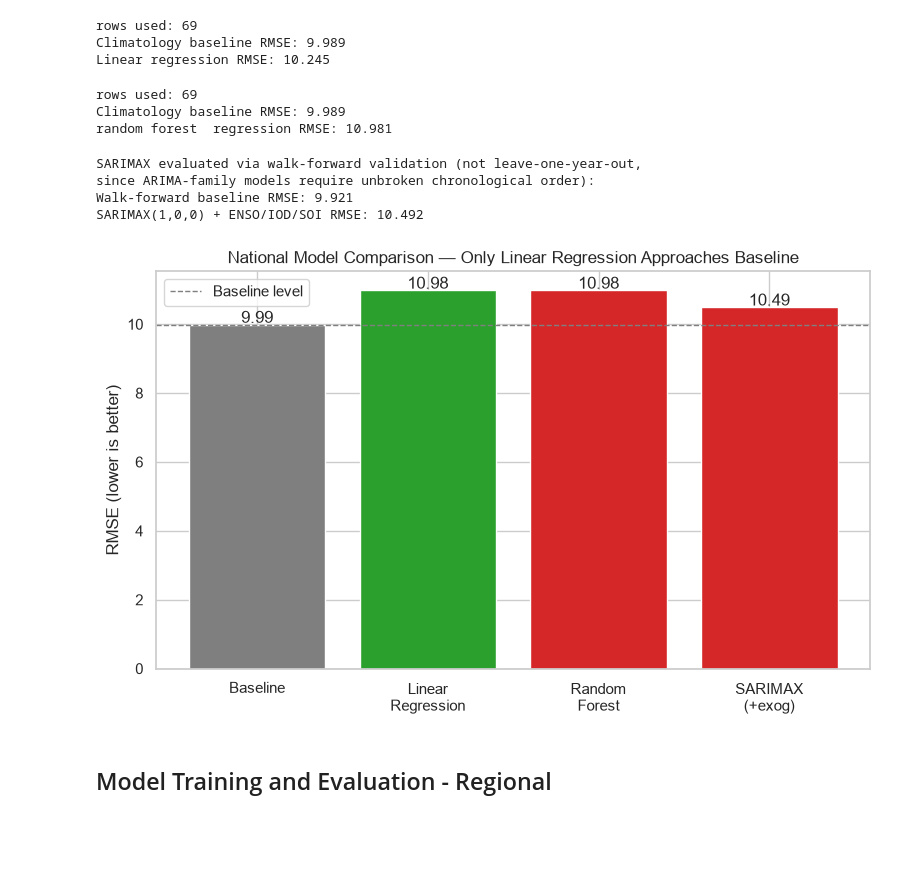
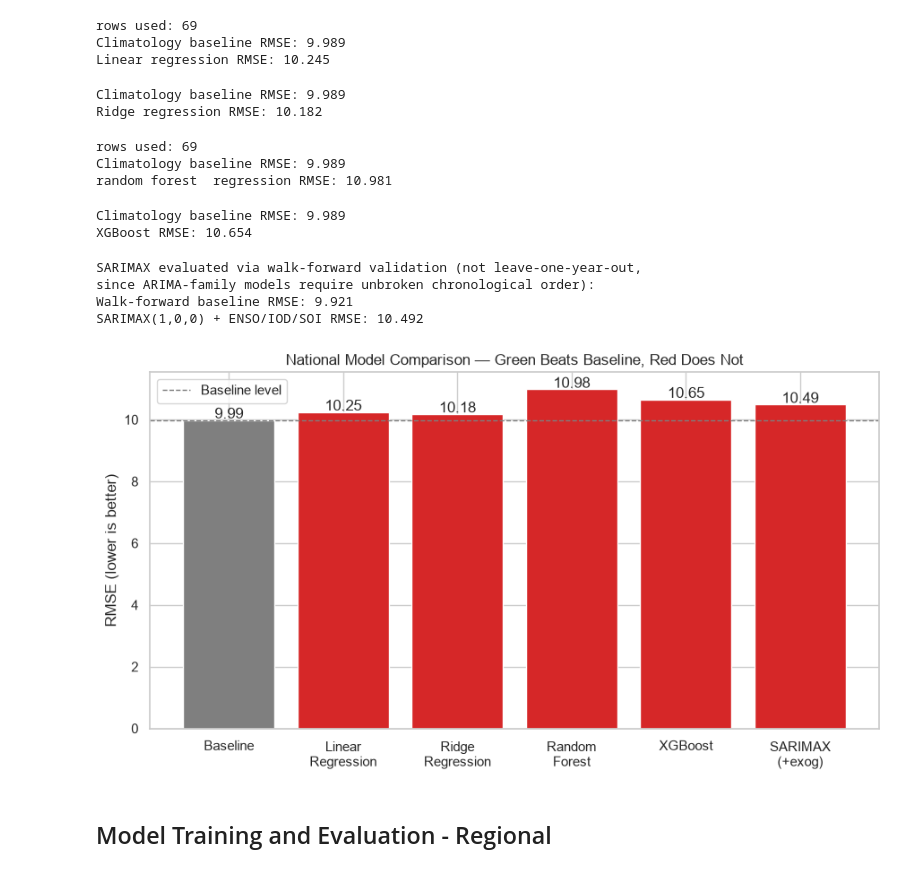
Before and after one commit to Tirumalashreya/monsoons-detection, a Jupyter notebook: notebooks/monsoon_prediction_pipeline.ipynb, the cells around one changed output. Saved outputs shown, nothing was run; the diff lists cells and outputs as text; code cells hidden in the pictures; blank space fills up the shorter version.

```diff
--- a/notebooks/monsoon_prediction_pipeline.ipynb
+++ b/notebooks/monsoon_prediction_pipeline.ipynb
@@ -345,6 +346,38 @@ print("Linear regression RMSE:", round(model_rmse, 3))
 rows used: 69
 Climatology baseline RMSE: 9.989
 Linear regression RMSE: 10.245
+# %%
+from sklearn.linear_model import Ridge
+
+X = model_df[["spring_oni", "spring_iod", "spring_soi"]].values
+y = model_df["pct_departure_national"].values
+
+loo = LeaveOneOut()
+baseline_preds, model_preds, actuals = [], [], []
+
+for train_idx, test_idx in loo.split(X):
+    X_train, X_test = X[train_idx], X[test_idx]
+    y_train, y_test = y[train_idx], y[test_idx]
+
+    baseline_preds.append(y_train.mean())
+
+    reg = Ridge(alpha=1.0).fit(X_train, y_train)
+    model_preds.append(reg.predict(X_test)[0])
+
+    actuals.append(y_test[0])
+
+actuals = np.array(actuals)
+baseline_preds = np.array(baseline_preds)
+model_preds = np.array(model_preds)
+
+ridge_baseline_rmse = np.sqrt(np.mean((actuals - baseline_preds) ** 2))
+ridge_rmse = np.sqrt(np.mean((actuals - model_preds) ** 2))
+
+print("Climatology baseline RMSE:", round(ridge_baseline_rmse, 3))
+print("Ridge regression RMSE:", round(ridge_rmse, 3))
+# %% [output]
+Climatology baseline RMSE: 9.989
+Ridge regression RMSE: 10.182
 # %%
 
 from sklearn.model_selection import LeaveOneOut
@@ -384,6 +417,39 @@ print("random forest  regression RMSE:", round(model_rmse, 3))
 rows used: 69
 Climatology baseline RMSE: 9.989
 random forest  regression RMSE: 10.981
+# %%
+from xgboost import XGBRegressor
+
+X = model_df[["spring_oni", "spring_iod", "spring_soi"]].values
+y = model_df["pct_departure_national"].values
+
+loo = LeaveOneOut()
+baseline_preds, model_preds, actuals = [], [], []
+
+for train_idx, test_idx in loo.split(X):
+    X_train, X_test = X[train_idx], X[test_idx]
+    y_train, y_test = y[train_idx], y[test_idx]
+
+    baseline_preds.append(y_train.mean())
+
+    reg = XGBRegressor(max_depth=2, n_estimators=50, learning_rate=0.1, reg_lambda=5, random_state=42)
+    reg.fit(X_train, y_train)
+    model_preds.append(reg.predict(X_test)[0])
+
+    actuals.append(y_test[0])
+
+actuals = np.array(actuals)
+baseline_preds = np.array(baseline_preds)
+model_preds = np.array(model_preds)
+
+xgb_baseline_rmse = np.sqrt(np.mean((actuals - baseline_preds) ** 2))
+xgb_rmse = np.sqrt(np.mean((actuals - model_preds) ** 2))
+
+print("Climatology baseline RMSE:", round(xgb_baseline_rmse, 3))
+print("XGBoost RMSE:", round(xgb_rmse, 3))
+# %% [output]
+Climatology baseline RMSE: 9.989
+XGBoost RMSE: 10.654
 # %%
 from statsmodels.tsa.statespace.sarimax import SARIMAX
 import warnings
@@ -426,22 +492,22 @@ since ARIMA-family models require unbroken chronological order):
 Walk-forward baseline RMSE: 9.921
 SARIMAX(1,0,0) + ENSO/IOD/SOI RMSE: 10.492
 # %%
-approaches = ["Baseline", "Linear\nRegression", "Random\nForest", "SARIMAX\n(+exog)"]
-rmses = [baseline_rmse, model_rmse, 10.981, sarimax_rmse]
-colors = ["#7f7f7f", "#2ca02c", "#d62728", "#d62728"]
+approaches = ["Baseline", "Linear\nRegression", "Ridge\nRegression", "Random\nForest", "XGBoost", "SARIMAX\n(+exog)"]
+rmses = [lr_baseline_rmse, lr_rmse, ridge_rmse, rf_rmse, xgb_rmse, sarimax_rmse]
+colors = ["#7f7f7f"] + ["#2ca02c" if v < lr_baseline_rmse else "#d62728" for v in rmses[1:]]
 
-plt.figure(figsize=(8, 5))
+plt.figure(figsize=(9, 5))
 bars = plt.bar(approaches, rmses, color=colors)
-plt.axhline(baseline_rmse, color="#7f7f7f", linestyle="--", linewidth=1, label="Baseline level")
+plt.axhline(lr_baseline_rmse, color="#7f7f7f", linestyle="--", linewidth=1, label="Baseline level")
 plt.ylabel("RMSE (lower is better)")
-plt.title("National Model Comparison — Only Linear Regression Approaches Baseline")
+plt.title("National Model Comparison — Green Beats Baseline, Red Does Not")
 for bar, val in zip(bars, rmses):
     plt.text(bar.get_x() + bar.get_width() / 2, val + 0.05, f"{val:.2f}", ha="center")
 plt.legend()
 plt.tight_layout()
 plt.show()
 # %% [output]
-[figure, old version]
+[figure, new version]
 # %% [markdown]
 ## Model Training and Evaluation - Regional
 # %%
```
Also changed, not shown: parts of 4 cells of this notebook.
